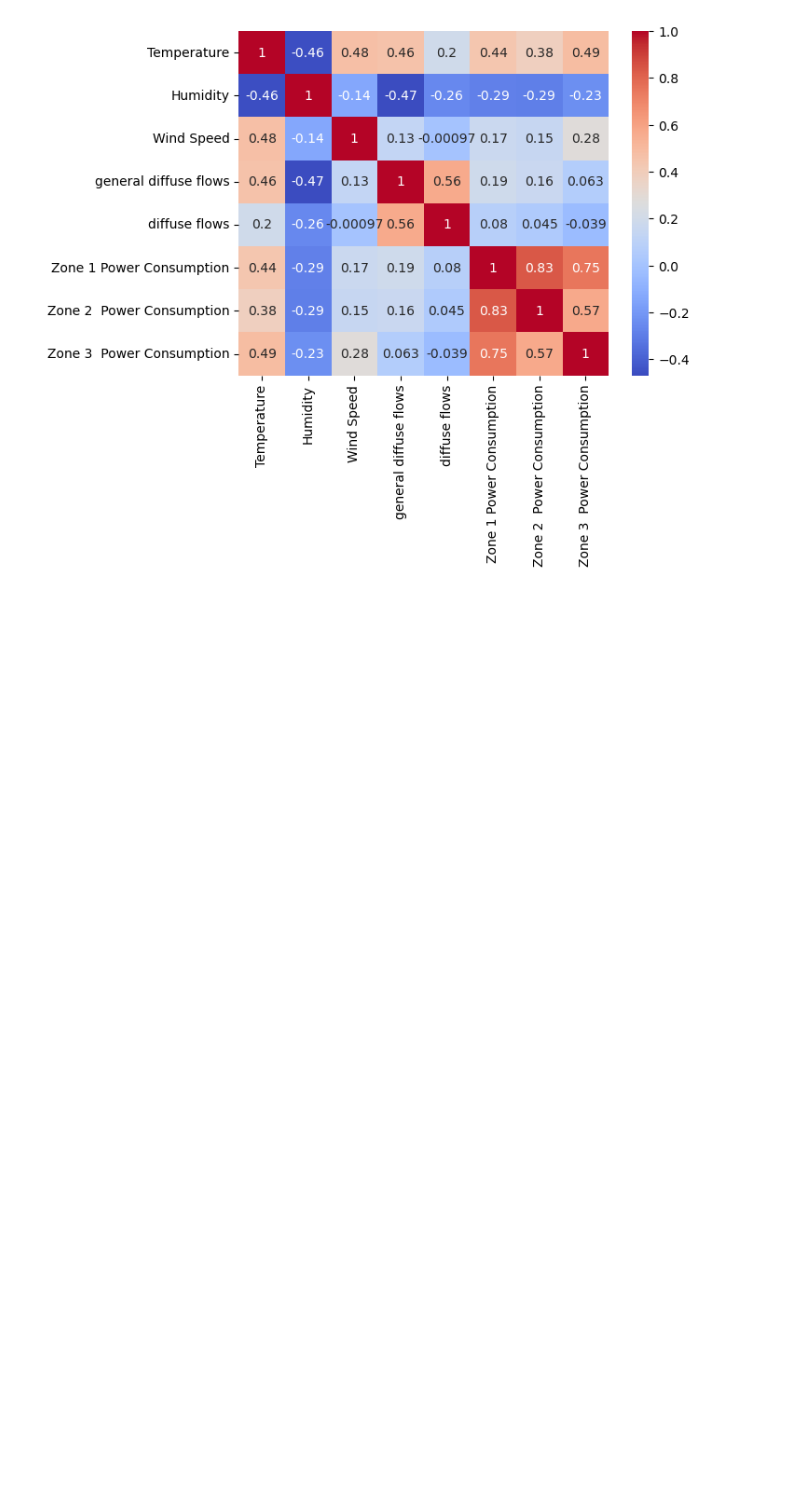
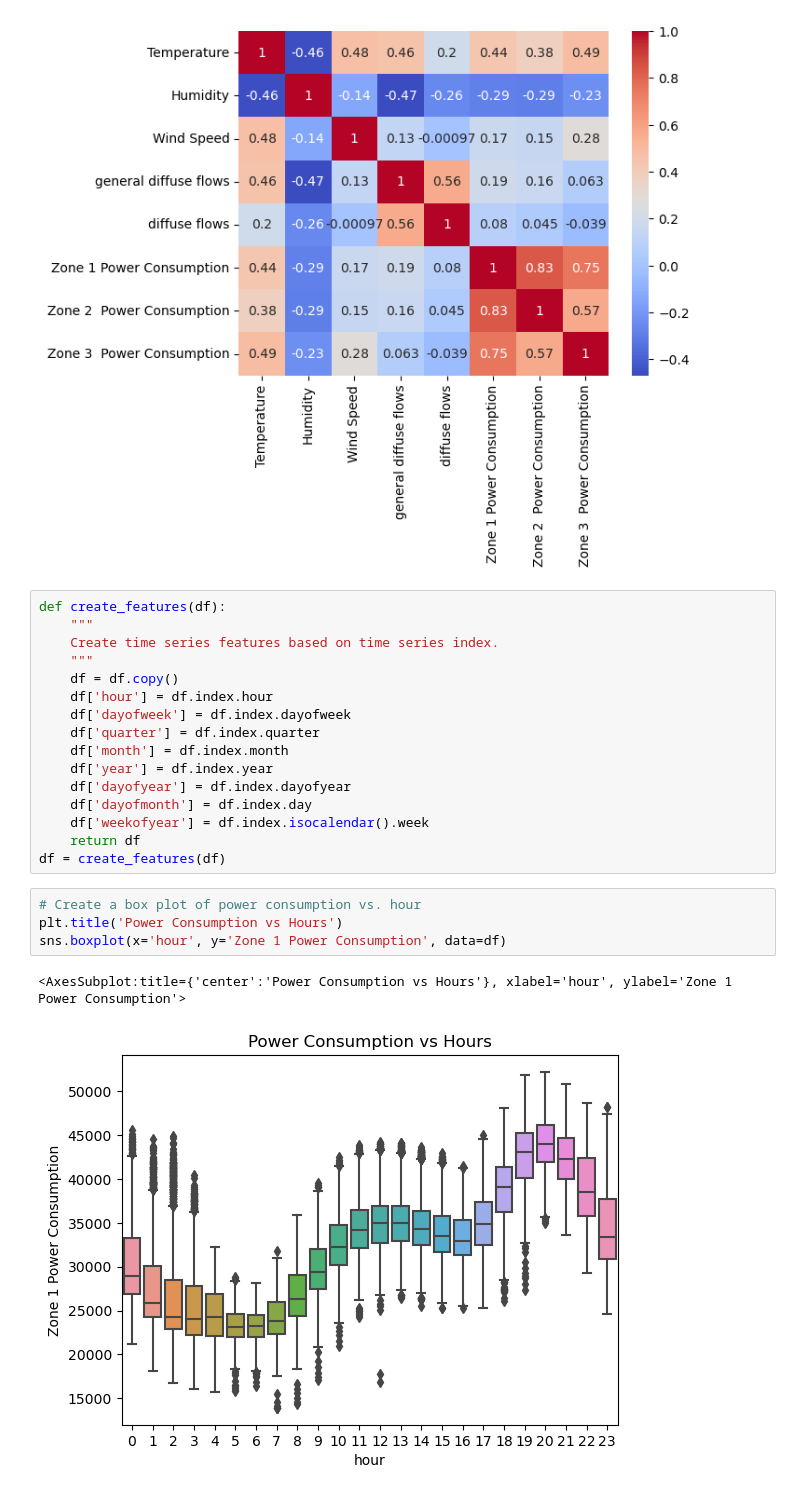
Before and after one commit to Muhammed-Fais/Time-Series-Forecasting-on-Power-Consumption, a Jupyter notebook: Power Consumption.ipynb, the cells around one changed output. Cells and saved outputs as stored; diff of their text form; blank space fills up the shorter version.

```diff
--- a/Power Consumption.ipynb
+++ b/Power Consumption.ipynb
@@ -79,3 +79,26 @@ sns.heatmap(corr_matrix, cmap='coolwarm', annot=True)
 plt.show()
 # %% [output]
 [figure]
+# %%
+def create_features(df):
+    """
+    Create time series features based on time series index.
+    """
+    df = df.copy()
+    df['hour'] = df.index.hour
+    df['dayofweek'] = df.index.dayofweek
+    df['quarter'] = df.index.quarter
+    df['month'] = df.index.month
+    df['year'] = df.index.year
+    df['dayofyear'] = df.index.dayofyear
+    df['dayofmonth'] = df.index.day
+    df['weekofyear'] = df.index.isocalendar().week
+    return df
+df = create_features(df)
+# %%
+# Create a box plot of power consumption vs. hour
+plt.title('Power Consumption vs Hours')
+sns.boxplot(x='hour', y='Zone 1 Power Consumption', data=df)
+# %% [output]
+<AxesSubplot:title={'center':'Power Consumption vs Hours'}, xlabel='hour', ylabel='Zone 1 Power Consumption'>
+[figure, added]
```
Also changed, not shown: parts of 1 cell of this notebook.
